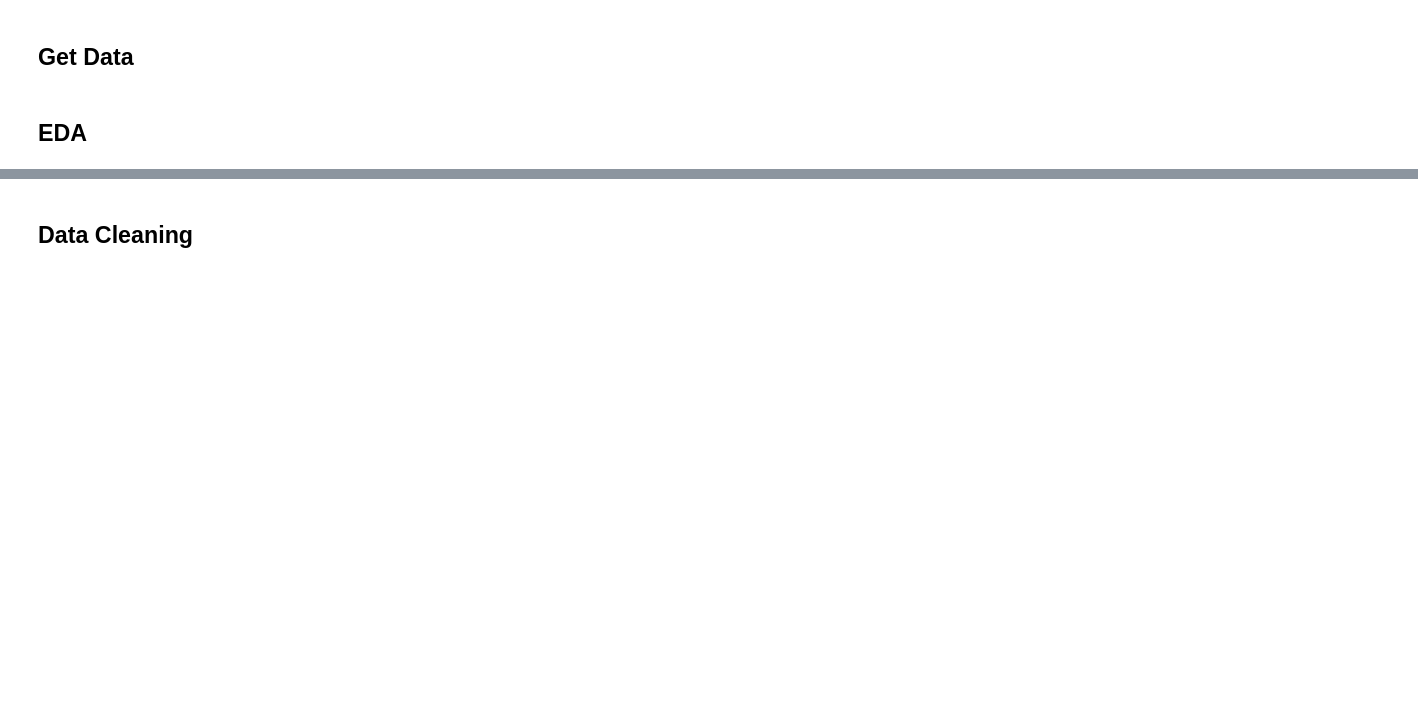
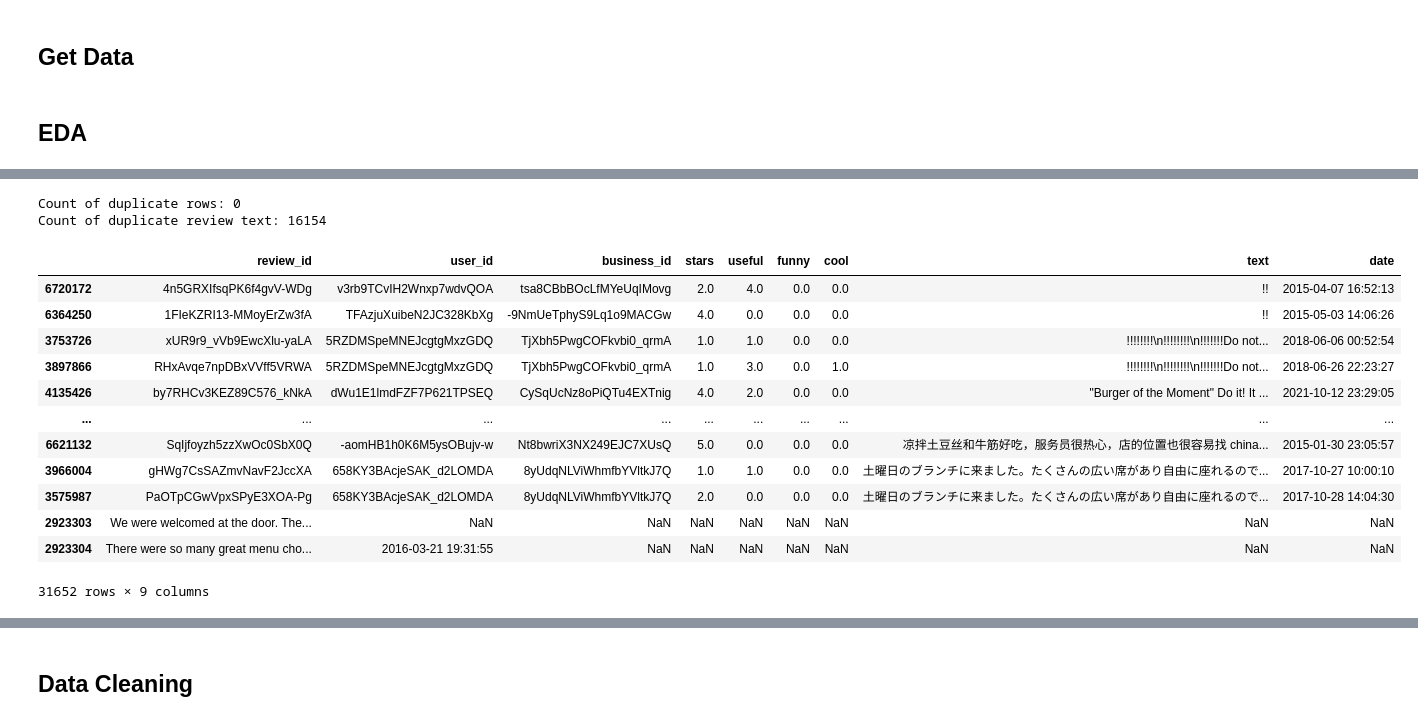
Before and after one commit to lonnagee/4447-Project, a Jupyter notebook: notebooks/COMP4447 Final Project - NLP Analysis.ipynb, the cells around one changed output, grey strips where cells are left out. Saved outputs shown, nothing was run; the diff lists cells and outputs as text; code cells hidden in the pictures; blank space fills up the shorter version.

```diff
--- a/notebooks/COMP4447 Final Project - NLP Analysis.ipynb
+++ b/notebooks/COMP4447 Final Project - NLP Analysis.ipynb
@@ -43,0 +109,27 @@ from extract_data import process_json_files
+# %%
+duplicate_rows = reviews_df.duplicated().sum()
+duplicate_review_text = reviews_df.duplicated(subset=['text']).sum()
+
+print(f'Count of duplicate rows: {duplicate_rows}')
+print(f'Count of duplicate review text: {duplicate_review_text}')
+# %% [output]
+Count of duplicate rows: 0
+Count of duplicate review text: 16154
+# %%
+duplicate_review_text_df = reviews_df[reviews_df.duplicated(subset='text', keep=False)]
+sorted_duplicate_review_text_df = duplicate_review_text_df.sort_values(by='text')
+sorted_duplicate_review_text_df
+# %% [output]
+|  | review_id | user_id | business_id | stars | useful | funny | cool | text | date |
+| 6720172 | 4n5GRXIfsqPK6f4gvV-WDg | v3rb9TCvIH2Wnxp7wdvQOA | tsa8CBbBOcLfMYeUqIMovg | 2.0 | 4.0 | 0.0 | 0.0 | !! | 2015-04-07 16:52:13 |
+| 6364250 | 1FIeKZRI13-MMoyErZw3fA | TFAzjuXuibeN2JC328KbXg | -9NmUeTphyS9Lq1o9MACGw | 4.0 | 0.0 | 0.0 | 0.0 | !! | 2015-05-03 14:06:26 |
+| 3753726 | xUR9r9_vVb9EwcXlu-yaLA | 5RZDMSpeMNEJcgtgMxzGDQ | TjXbh5PwgCOFkvbi0_qrmA | 1.0 | 1.0 | 0.0 | 0.0 | !!!!!!!!\n!!!!!!!!\n!!!!!!!Do not... | 2018-06-06 00:52:54 |
+| 3897866 | RHxAvqe7npDBxVVff5VRWA | 5RZDMSpeMNEJcgtgMxzGDQ | TjXbh5PwgCOFkvbi0_qrmA | 1.0 | 3.0 | 0.0 | 1.0 | !!!!!!!!\n!!!!!!!!\n!!!!!!!Do not... | 2018-06-26 22:23:27 |
+| 4135426 | by7RHCv3KEZ89C576_kNkA | dWu1E1lmdFZF7P621TPSEQ | CySqUcNz8oPiQTu4EXTnig | 4.0 | 2.0 | 0.0 | 0.0 | "Burger of the Moment" Do it! It ... | 2021-10-12 23:29:05 |
+| ... | ... | ... | ... | ... | ... | ... | ... | ... | ... |
+| 6621132 | SqIjfoyzh5zzXwOc0SbX0Q | -aomHB1h0K6M5ysOBujv-w | Nt8bwriX3NX249EJC7XUsQ | 5.0 | 0.0 | 0.0 | 0.0 | 凉拌土豆丝和牛筋好吃，服务员很热心，店的位置也很容易找 china... | 2015-01-30 23:05:57 |
+| 3966004 | gHWg7CsSAZmvNavF2JccXA | 658KY3BAcjeSAK_d2LOMDA | 8yUdqNLViWhmfbYVltkJ7Q | 1.0 | 1.0 | 0.0 | 0.0 | 土曜日のブランチに来ました。たくさんの広い席があり自由に座れるので... | 2017-10-27 10:00:10 |
+| 3575987 | PaOTpCGwVpxSPyE3XOA-Pg | 658KY3BAcjeSAK_d2LOMDA | 8yUdqNLViWhmfbYVltkJ7Q | 2.0 | 0.0 | 0.0 | 0.0 | 土曜日のブランチに来ました。たくさんの広い席があり自由に座れるので... | 2017-10-28 14:04:30 |
+| 2923303 | We were welcomed at the door. The... | NaN | NaN | NaN | NaN | NaN | NaN | NaN | NaN |
+| 2923304 | There were so many great menu cho... | 2016-03-21 19:31:55 | NaN | NaN | NaN | NaN | NaN | NaN | NaN |
+31652 rows × 9 columns
```
Also changed, not shown: parts of 15 cells of this notebook.
